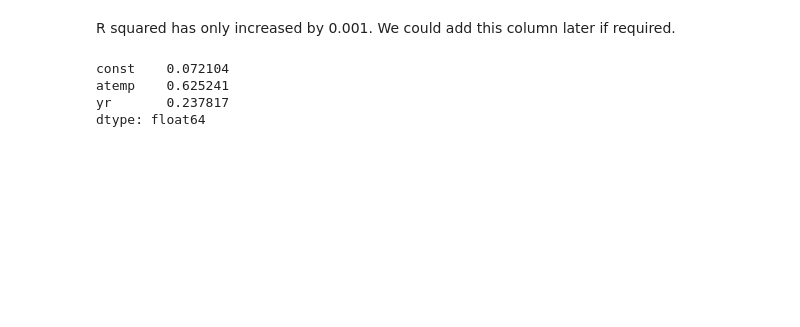
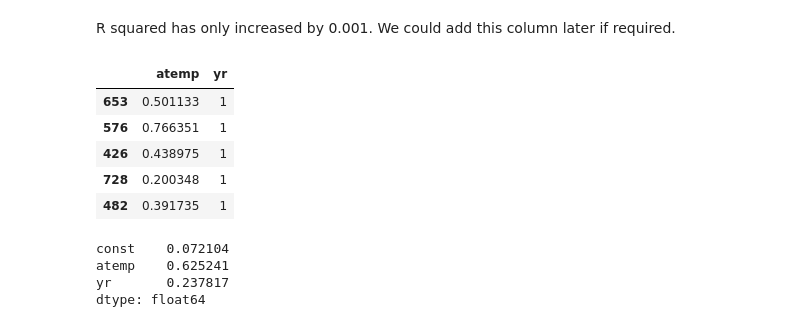
Before and after one commit to gautaman8/BikeCaseStudy, a Jupyter notebook: BoomBikes.ipynb, the cells around one changed output. Drawn from its saved outputs; the diff is of its cells as text; code cells hidden in the pictures; blank space fills up the shorter version.

```diff
--- a/BoomBikes.ipynb
+++ b/BoomBikes.ipynb
@@ -439,6 +435,14 @@ R squared has only increased by 0.001. We could add this column later if require
 # %%
 # Assign all the feature variables to X
 X_train_lm = X_train[['atemp', 'yr']]
+X_train_lm.head()
+# %% [output]
+|  | atemp | yr |
+| 653 | 0.501133 | 1 |
+| 576 | 0.766351 | 1 |
+| 426 | 0.438975 | 1 |
+| 728 | 0.200348 | 1 |
+| 482 | 0.391735 | 1 |
 # %%
 # Build a linear model
 
```
Also changed, not shown: parts of 23 cells of this notebook.
